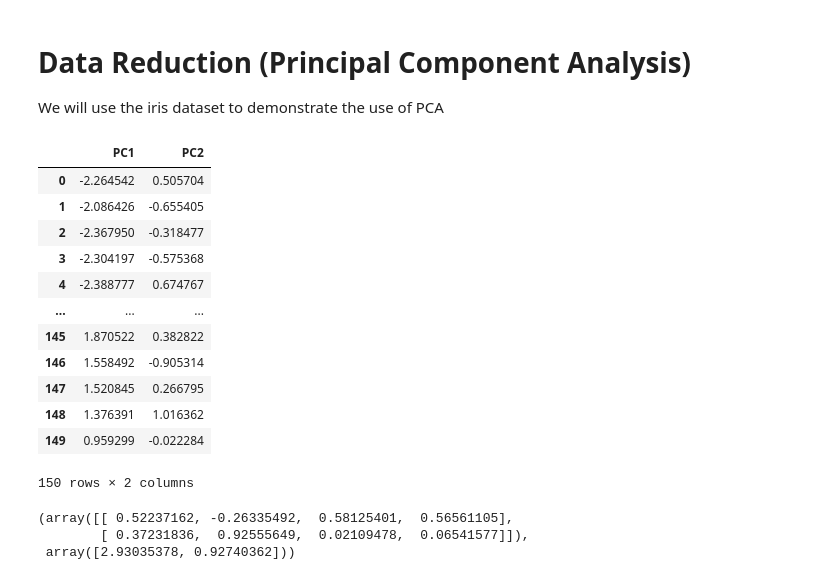
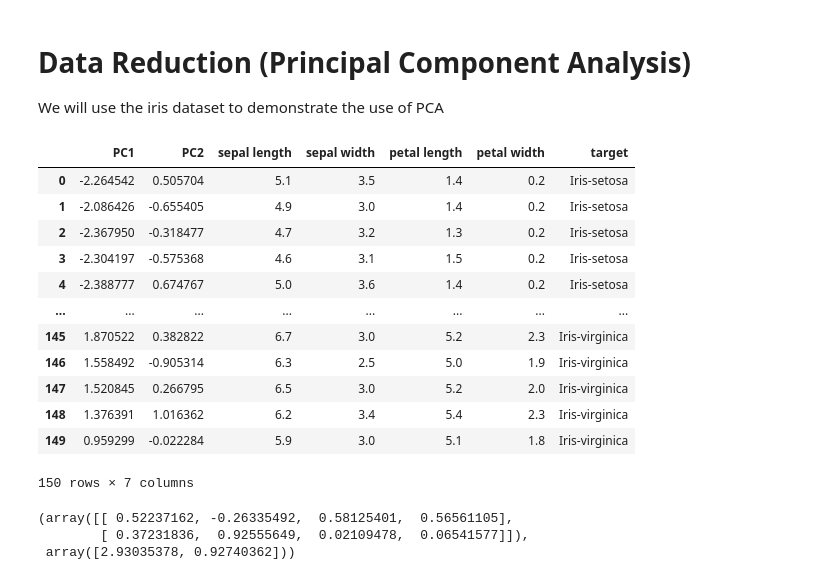
Before and after one commit to hansfranke1985/ADS, a Jupyter notebook: DataWrangling/week_6_DataPreProcessing/Assignment/Week6 Data Preparation.ipynb, the cells around one changed output. Drawn from its saved outputs; the diff is of its cells as text; code cells hidden in the pictures.

```diff
--- a/DataWrangling/week_6_DataPreProcessing/Assignment/Week6 Data Preparation.ipynb
+++ b/DataWrangling/week_6_DataPreProcessing/Assignment/Week6 Data Preparation.ipynb
@@ -617,22 +603,24 @@ x = StandardScaler().fit_transform(x)
 pca = PCA(n_components = 2)               # You can also use pca = PCA(2)
 pcs = pca.fit_transform(x)
 pcsDF = pd.DataFrame(data = pcs, columns = ['PC1', 'PC2'])
-# %%
-pcsDF
-# %% [output]
-|  | PC1 | PC2 |
-| 0 | -2.264542 | 0.505704 |
-| 1 | -2.086426 | -0.655405 |
-| 2 | -2.367950 | -0.318477 |
-| 3 | -2.304197 | -0.575368 |
-| 4 | -2.388777 | 0.674767 |
-| ... | ... | ... |
-| 145 | 1.870522 | 0.382822 |
-| 146 | 1.558492 | -0.905314 |
-| 147 | 1.520845 | 0.266795 |
-| 148 | 1.376391 | 1.016362 |
-| 149 | 0.959299 | -0.022284 |
-150 rows × 2 columns
+# %%
+# Look the 4 main features are mapped as 2 principal components
+df_show = pcsDF.join(df, how="outer")
+df_show
+# %% [output]
+|  | PC1 | PC2 | sepal length | sepal width | petal length | petal width | target |
+| 0 | -2.264542 | 0.505704 | 5.1 | 3.5 | 1.4 | 0.2 | Iris-setosa |
+| 1 | -2.086426 | -0.655405 | 4.9 | 3.0 | 1.4 | 0.2 | Iris-setosa |
+| 2 | -2.367950 | -0.318477 | 4.7 | 3.2 | 1.3 | 0.2 | Iris-setosa |
+| 3 | -2.304197 | -0.575368 | 4.6 | 3.1 | 1.5 | 0.2 | Iris-setosa |
+| 4 | -2.388777 | 0.674767 | 5.0 | 3.6 | 1.4 | 0.2 | Iris-setosa |
+| ... | ... | ... | ... | ... | ... | ... | ... |
+| 145 | 1.870522 | 0.382822 | 6.7 | 3.0 | 5.2 | 2.3 | Iris-virginica |
+| 146 | 1.558492 | -0.905314 | 6.3 | 2.5 | 5.0 | 1.9 | Iris-virginica |
+| 147 | 1.520845 | 0.266795 | 6.5 | 3.0 | 5.2 | 2.0 | Iris-virginica |
+| 148 | 1.376391 | 1.016362 | 6.2 | 3.4 | 5.4 | 2.3 | Iris-virginica |
+| 149 | 0.959299 | -0.022284 | 5.9 | 3.0 | 5.1 | 1.8 | Iris-virginica |
+150 rows × 7 columns
 # %%
 eigenvectors, eigenvalues = pca.components_, pca.explained_variance_
 eigenvectors, eigenvalues
```
Also changed, not shown: parts of 14 cells of this notebook, 2 other files.
